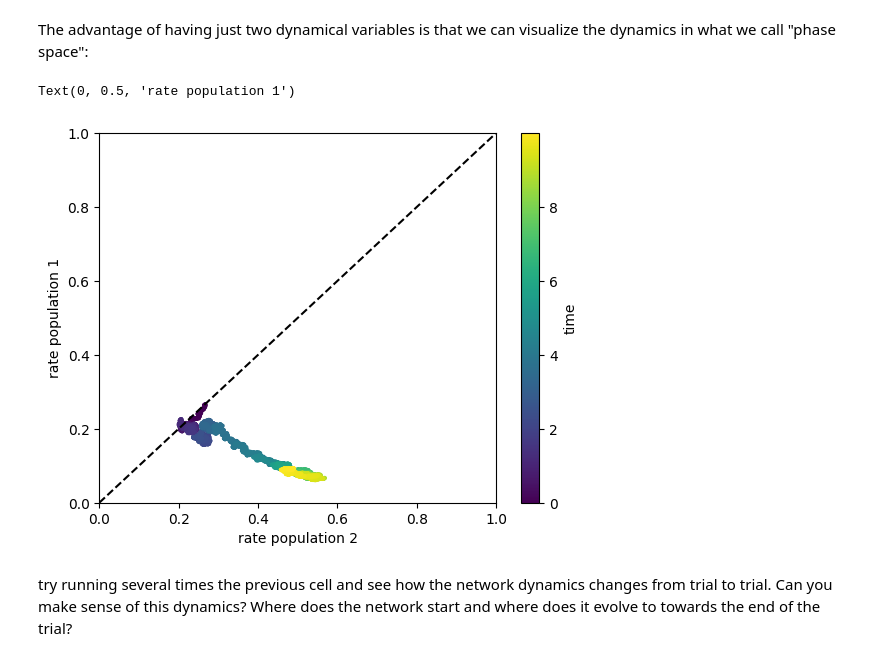
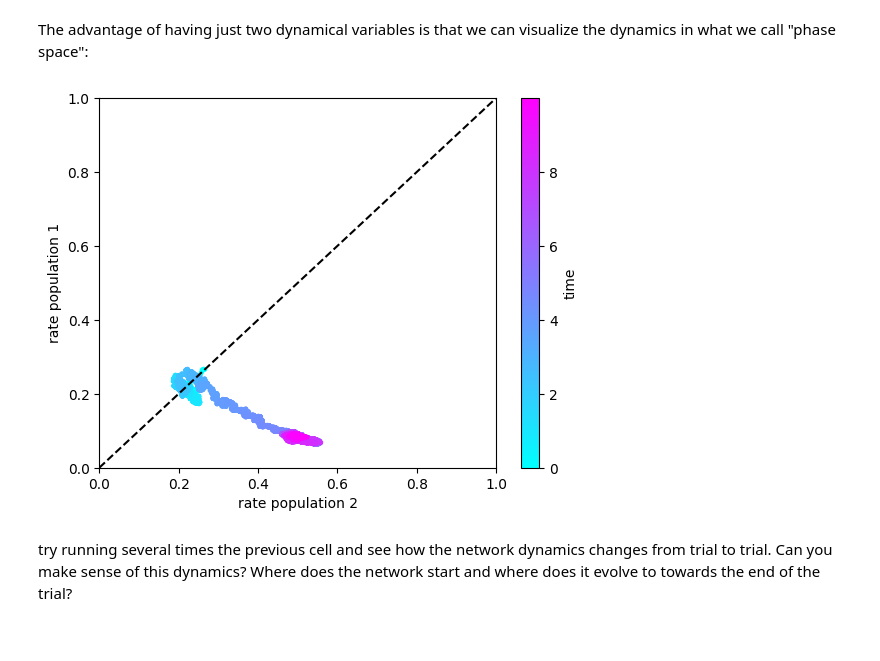
Before and after one commit to shepai/BIORTC_Nigeria, a Jupyter notebook: Workshops/Attractors/attractors.ipynb, the cells around one changed output. Cells and saved outputs as stored; diff of their text form; code cells hidden in the pictures.

```diff
--- a/Workshops/Attractors/attractors.ipynb
+++ b/Workshops/Attractors/attractors.ipynb
@@ -427,37 +429,36 @@ tauE = 0.05
 WEE = 2.9
 WEI = -1
 WIE = 1
 gamma = 1.8
 
 alpha = -gamma * WEI * WIE
 
 inpE1 = -0.005*np.ones((Nt,))
 inpE2 = -0.005*np.ones((Nt,))
 
 def curr_to_rate(x):
     return (1+np.tanh(x-0.5))/2
 
 sigma = 0.3
 
 for i in range(Nt-1):
     noise = sigma * np.random.randn()
     inpE1[i+1] = inpE1[i] + dt/tauE*(-inpE1[i] + (WEE - alpha)*curr_to_rate(inpE1[i]) - alpha*curr_to_rate(inpE2[i]) + inputE1[i] + noise)
     noise = sigma * np.random.randn()
     inpE2[i+1] = inpE2[i] + dt/tauE*(-inpE2[i] + (WEE - alpha)*curr_to_rate(inpE2[i]) - alpha*curr_to_rate(inpE1[i]) + inputE2[i] + noise)
 
 rateE1 = curr_to_rate(inpE1)
 rateE2 = curr_to_rate(inpE2)
 
-plt.scatter(rateE1, rateE2, c=time, s=4)
+plt.scatter(rateE1, rateE2, c=time, s=4, cmap='cool')
 plt.colorbar(label='time')
 plt.xlim([0,1])
 plt.ylim([0,1])
 plt.axline((1, 1), slope=1, color='k', ls='--')
 plt.xlabel('rate population 2')
-plt.ylabel('rate population 1')
+plt.ylabel('rate population 1');
 # %% [output]
-Text(0, 0.5, 'rate population 1')
-[figure, old version]
+[figure, new version]
 # %% [markdown]
 try running several times the previous cell and see how the network dynamics changes from trial to trial. Can you make sense of this dynamics? Where does the network start and where does it evolve to towards the end of the trial?
 # %% [markdown]
```
Also changed, not shown: parts of 27 cells of this notebook, 1 other file.
